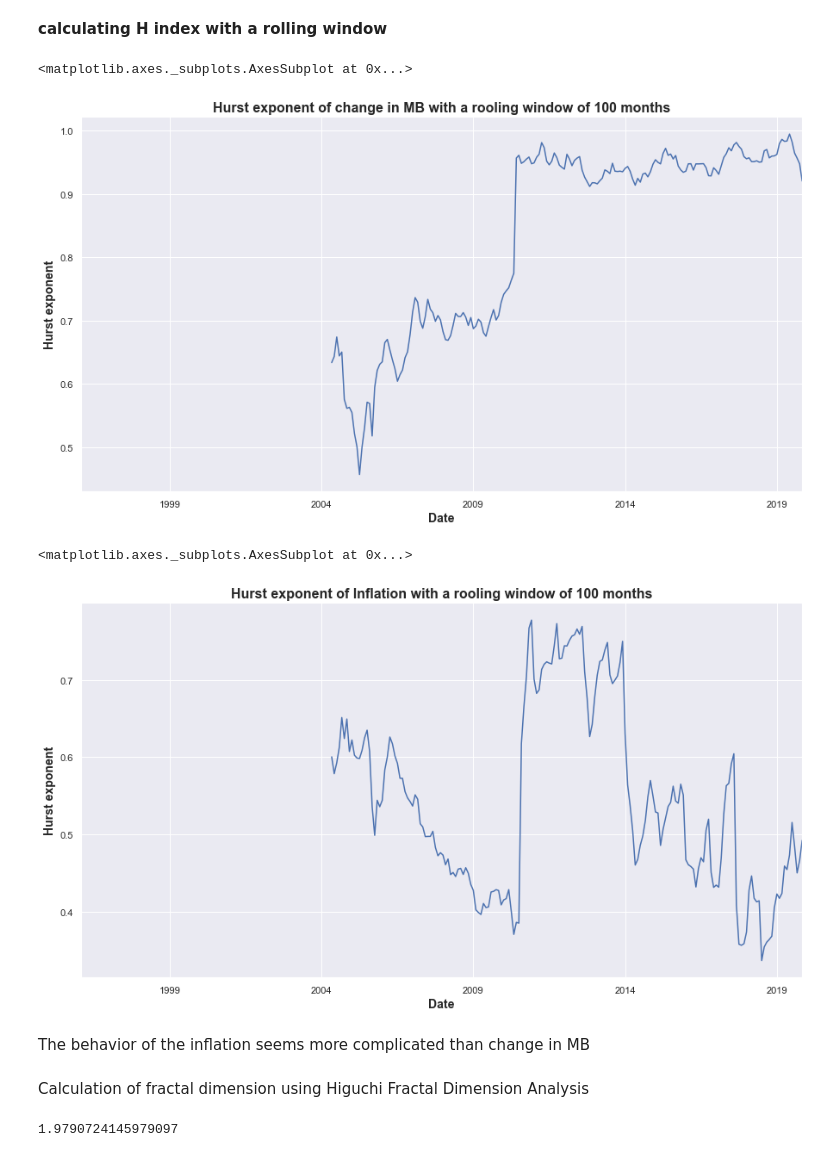
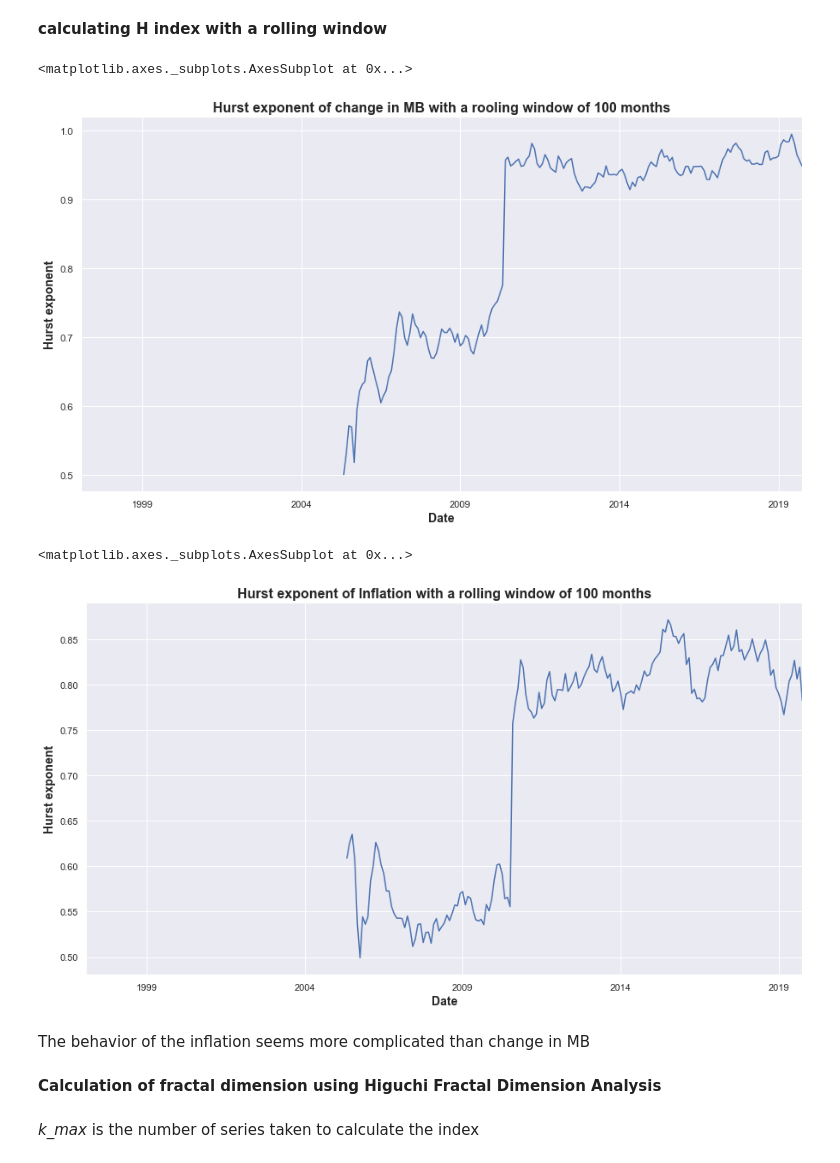
Before and after one commit to lambdaclass/finance_playground, a Jupyter notebook: notebooks/cmb_inflation/bm_inflation.ipynb, the cells around one changed output. Cells and saved outputs as stored; diff of their text form; code cells hidden in the pictures.

Commit message:
new inflation values

```diff
--- a/notebooks/cmb_inflation/bm_inflation.ipynb
+++ b/notebooks/cmb_inflation/bm_inflation.ipynb
@@ -19,5 +18,13 @@ import seaborn as sns
 sns.set(rc={'figure.figsize': (15, 8)})
 # %%
 inflation= pd.read_csv('data/inflation.csv', sep=",")
+price_index = pd.read_csv('data/Price_index.csv', sep=",")
 monetary_base= pd.read_csv('data/monetary_base.csv', sep=",", thousands='.')
+# %%
+price_index['Mes'] = pd.to_datetime(price_index['Mes'], format = '%b-%y')
+price_index=price_index.rename(columns = {'Mes' : 'Dates'})
+price_index = price_index.replace({'%':''}, regex=True)
+price_index.index = price_index['Dates']
+price_index['% de var. mensual'] = price_index['% de var. mensual'].astype(float)
+price_index = price_index.drop(['% de var. anual', 'Nivel','Dates'], axis = 1)
 # %%
@@ -44,11 +52,13 @@ monetary_base_change_1996 = {}
 data_1996 = {}
 months = [1, 3, 6, 12]
 for m in months:
-    inflation_1996[m] = inflation.truncate(before = '1996-01-01')
+    #inflation_1996[m] = inflation.truncate(before = '1997-01-01')
+    inflation_1996[m] = price_index.truncate(before = '1997-01-01')
+    inflation_1996[m] = inflation_1996[m].rename(columns = {'% de var. mensual' : 'Inflation'})
     inflation_1996[m] = inflation_1996[m].apply(lambda x : x/100+1)
     inflation_1996[m] = inflation_1996[m].resample(str(m) + 'M').apply(lambda x : x.cumprod()[-1])
     inflation_1996[m] = inflation_1996[m].apply(lambda x : (x - 1) * 100)
-    monetary_base_change_1996[m] = monetary_base.truncate(before='1996-01-01')
+    monetary_base_change_1996[m] = monetary_base.truncate(before = '1997-01-01')
     monetary_base_change_1996[m] = monetary_base_change_1996[m].resample(str(m) + 'M').mean().pct_change()*100
     data_1996[m] = pd.DataFrame(monetary_base_change_1996[m])
     data_1996[m] = data_1996[m].assign(Inflation = inflation_1996[m]['Inflation']).dropna()
@@ -153,35 +164,34 @@ Change in MB has a **persistent behavior**, but Inflation does not have persiste
 # %% [markdown]
 **calculating H index with a rolling window**
 # %%
-roll_days = 100
-roll_Change_MB = data_1996[1]['Monetary Base'].rolling(roll_days)
-roll_inflation = data_1996[1]['Inflation'].rolling(roll_days)
+roll_months = 100
+roll_Change_MB = data_1996[1]['Monetary Base'].rolling(roll_months)
+roll_inflation = data_1996[1]['Inflation'].rolling(roll_months)
 # %%
 ax = roll_Change_MB.apply(lambda x : compute_Hc(x, kind = 'change', simplified=True)[0]).plot()
-ax.set_title('Hurst exponent of change in MB with a rooling window of 100 months', weight='bold', fontsize = 6)
+ax.set_title('Hurst exponent of change in MB with a rooling window of 100 months', weight='bold', fontsize = 16)
 ax.set_ylabel('Hurst exponent', weight='bold', fontsize = 14)
 ax.set_xlabel('Date', weight = 'bold', fontsize = 14)
 ax
 # %% [output]
 <matplotlib.axes._subplots.AxesSubplot at 0x...>
-[figure, old version]
+[figure, new version]
 # %%
 ax = roll_inflation.apply(lambda x : compute_Hc(x, kind='change', simplified=True)[0]).plot()
-ax.set_title('Hurst exponent of Inflation with a rooling window of 100 months', weight = 'bold', fontsize = 16)
+ax.set_title('Hurst exponent of Inflation with a rolling window of 100 months', weight = 'bold', fontsize = 16)
 ax.set_ylabel('Hurst exponent', weight = 'bold',fontsize = 14)
 ax.set_xlabel('Date', weight = 'bold', fontsize = 14)
 ax
 # %% [output]
 <matplotlib.axes._subplots.AxesSubplot at 0x...>
-[figure, old version]
+[figure, new version]
 # %% [markdown]
 The behavior of the inflation seems more complicated than change in MB
 # %% [markdown]
-Calculation of fractal dimension using Higuchi Fractal Dimension Analysis
+**Calculation of fractal dimension using Higuchi Fractal Dimension Analysis**
+# %% [markdown]
+*k_max* is the number of series taken to calculate the index
 # %%
 D = []
-for k_max in np.arange(6, 60, 5):
-    d.append
-hfda.measure(data_1996[1]['Monetary Base'], k_max)
+for k_max in np.arange(5, 40, 5):
+    D.append(roll_Change_MB.apply(lambda x : hfda.measure(x, k_max)))
-# %% [output]
-1.9790724145979097
```
Also changed, not shown: parts of 23 cells of this notebook, 1 other file.
